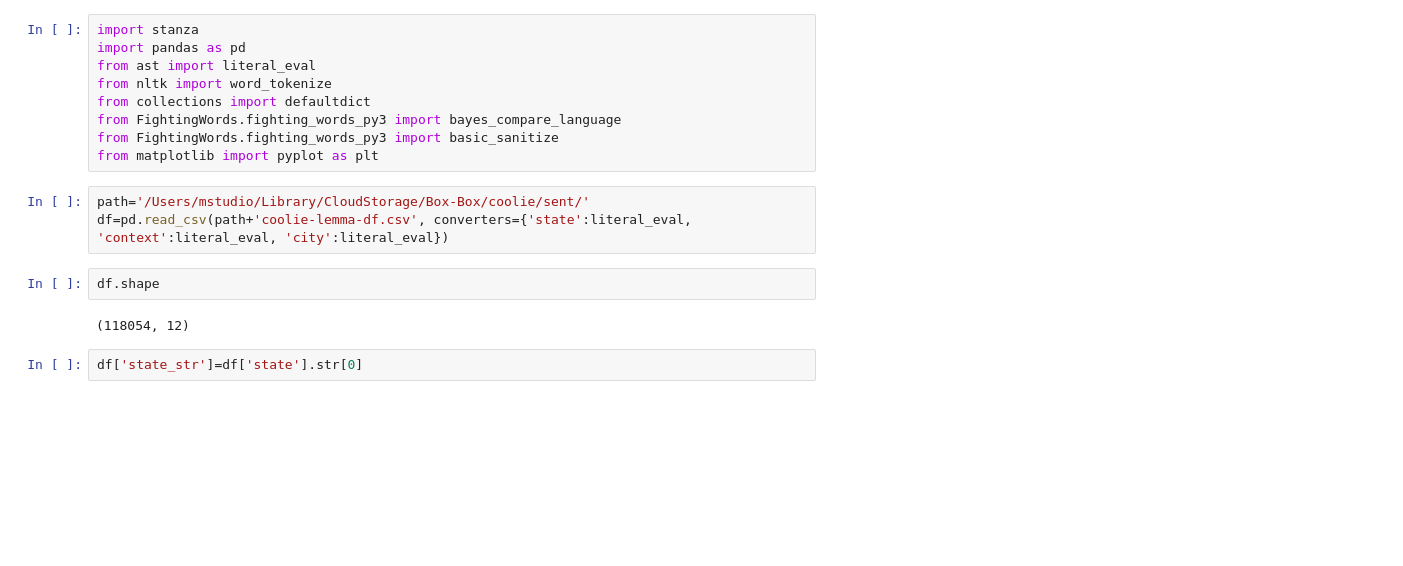
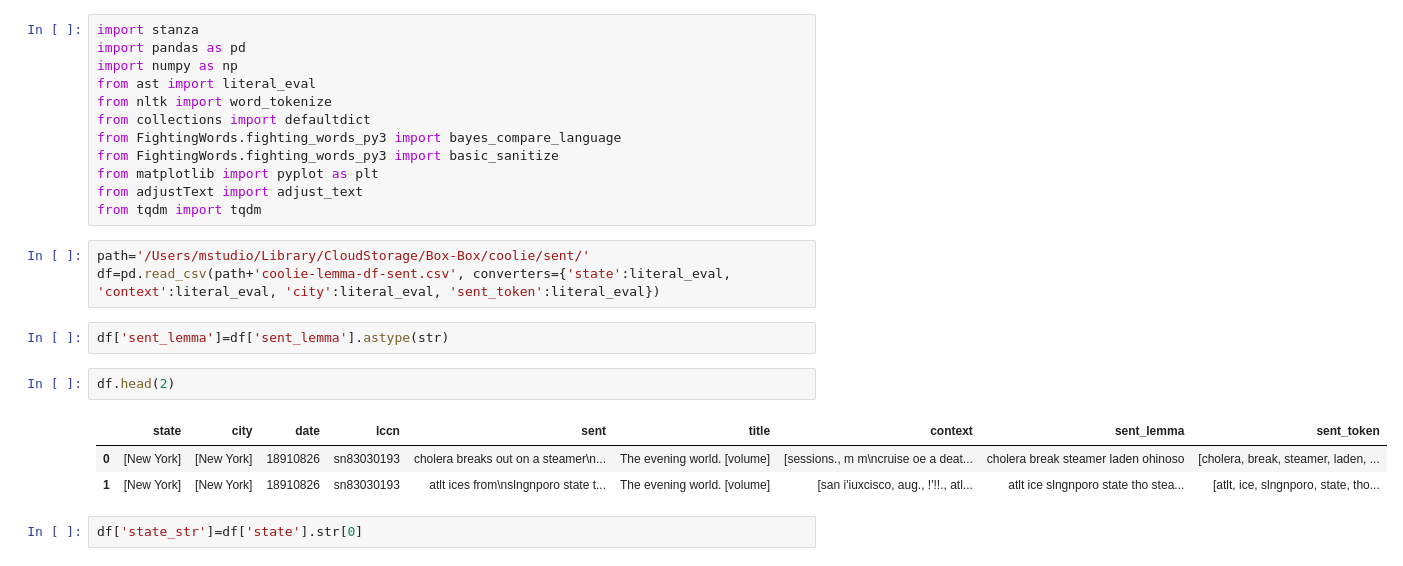
Before and after one commit to park-jay/coolie, a Jupyter notebook: log-odds.ipynb, the cells around one changed output. Cells and saved outputs as stored; diff of their text form; blank space fills up the shorter version.

```diff
--- a/log-odds.ipynb
+++ b/log-odds.ipynb
@@ -1,19 +1,26 @@
 # %%
 import stanza
 import pandas as pd
+import numpy as np
 from ast import literal_eval
 from nltk import word_tokenize
 from collections import defaultdict
 from FightingWords.fighting_words_py3 import bayes_compare_language
 from FightingWords.fighting_words_py3 import basic_sanitize
 from matplotlib import pyplot as plt
+from adjustText import adjust_text
+from tqdm import tqdm
 # %%
 path='/Users/mstudio/Library/CloudStorage/Box-Box/coolie/sent/'
-df=pd.read_csv(path+'coolie-lemma-df.csv', converters={'state':literal_eval, 'context':literal_eval, 'city':literal_eval})
+df=pd.read_csv(path+'coolie-lemma-df-sent.csv', converters={'state':literal_eval, 'context':literal_eval, 'city':literal_eval, 'sent_token':literal_eval})
-# %%
-df.shape
-# %% [output]
-(118054, 12)
+# %%
+df['sent_lemma']=df['sent_lemma'].astype(str)
+# %%
+df.head(2)
+# %% [output]
+|  | state | city | date | lccn | sent | title | context | sent_lemma | sent_token |
+| 0 | [New York] | [New York] | 18910826 | sn83030193 | cholera breaks out on a steamer\n... | The evening world. [volume] | [sessions., m m\ncruise oe a deat... | cholera break steamer laden ohinoso | [cholera, break, steamer, laden, ... |
+| 1 | [New York] | [New York] | 18910826 | sn83030193 | atlt ices from\nslngnporo state t... | The evening world. [volume] | [san i'iuxcisco, aug., !'!!., atl... | atlt ice slngnporo state tho stea... | [atlt, ice, slngnporo, state, tho... |
 # %%
 df['state_str']=df['state'].str[0]
 # %%
```
Also changed, not shown: parts of 32 cells of this notebook, 11 other files.
